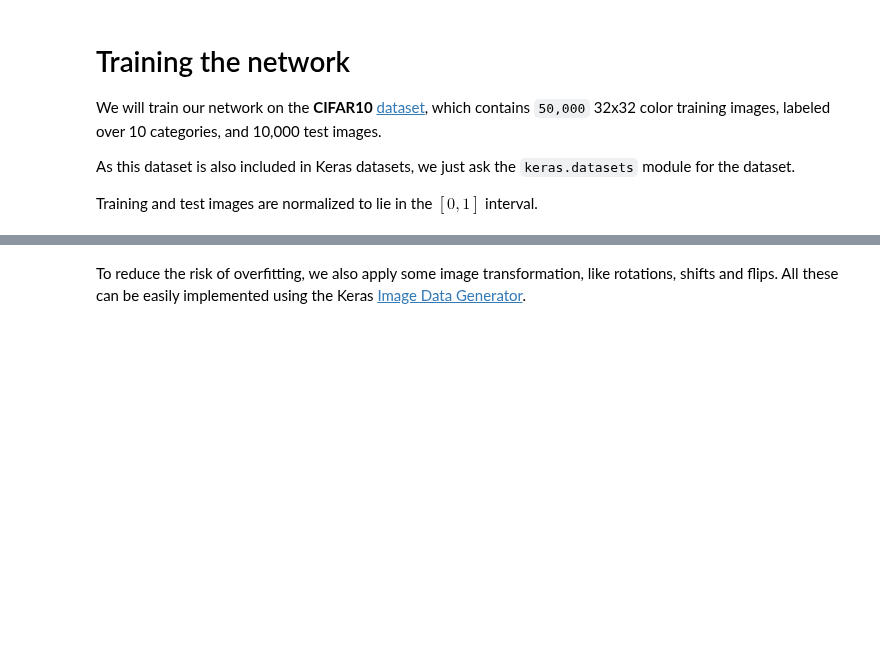
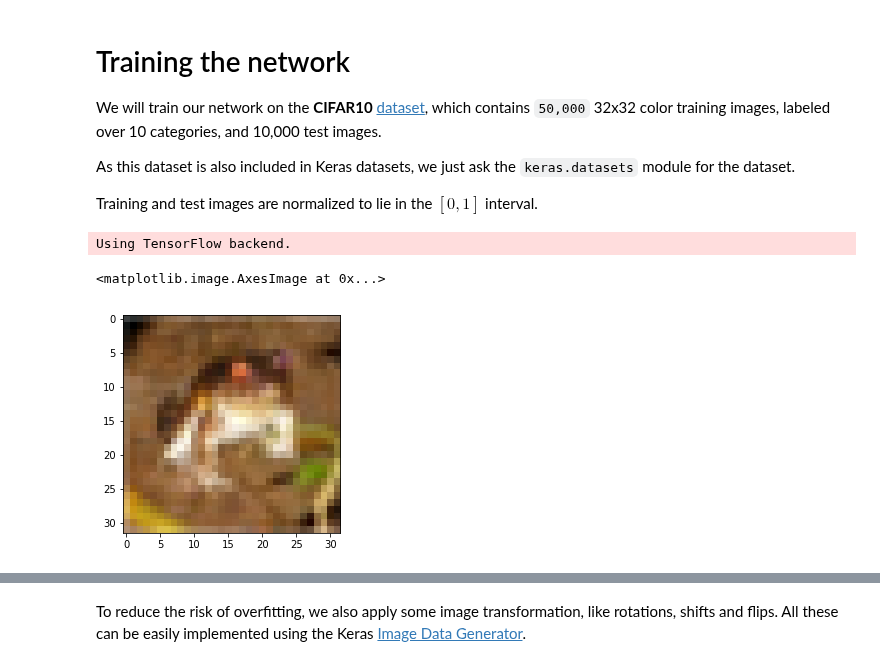
Before and after one commit to leriomaggio/deep-learning-keras-tensorflow, a Jupyter notebook: 3.1 CNN on CIFAR10.ipynb, the cells around one changed output, grey strips where cells are left out. Cells and saved outputs as stored; diff of their text form; code cells hidden in the pictures; blank space fills up the shorter version.

Commit message:
completed with examples on images data generation

```diff
--- a/3.1 CNN on CIFAR10.ipynb
+++ b/3.1 CNN on CIFAR10.ipynb
@@ -19,6 +19,8 @@ Training and test images are normalized to lie in the $\left[0,1\right]$ interva
 # %%
 from keras.datasets import cifar10
 from keras.utils import np_utils
+
+nb_classes = 10
 
 (X_train, y_train), (X_test, y_test) = cifar10.load_data()
 Y_train = np_utils.to_categorical(y_train, nb_classes)
@@ -27,3 +29,5 @@ X_train = X_train.astype("float32")
 X_test = X_test.astype("float32")
 X_train /= 255
 X_test /= 255
+# %% [output]
+Using TensorFlow backend.
@@ -29,0 +38,5 @@ X_test /= 255
+# %%
+plt.imshow(X_train[0])
+# %% [output]
+<matplotlib.image.AxesImage at 0x...>
+[figure, added]
```
Also changed, not shown: parts of 9 cells of this notebook.
